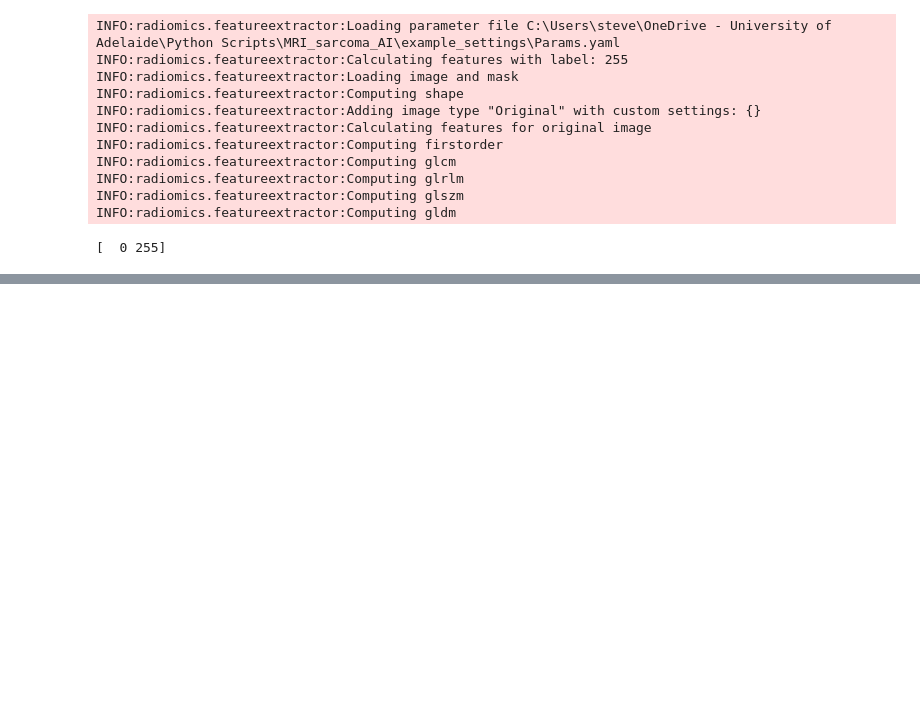
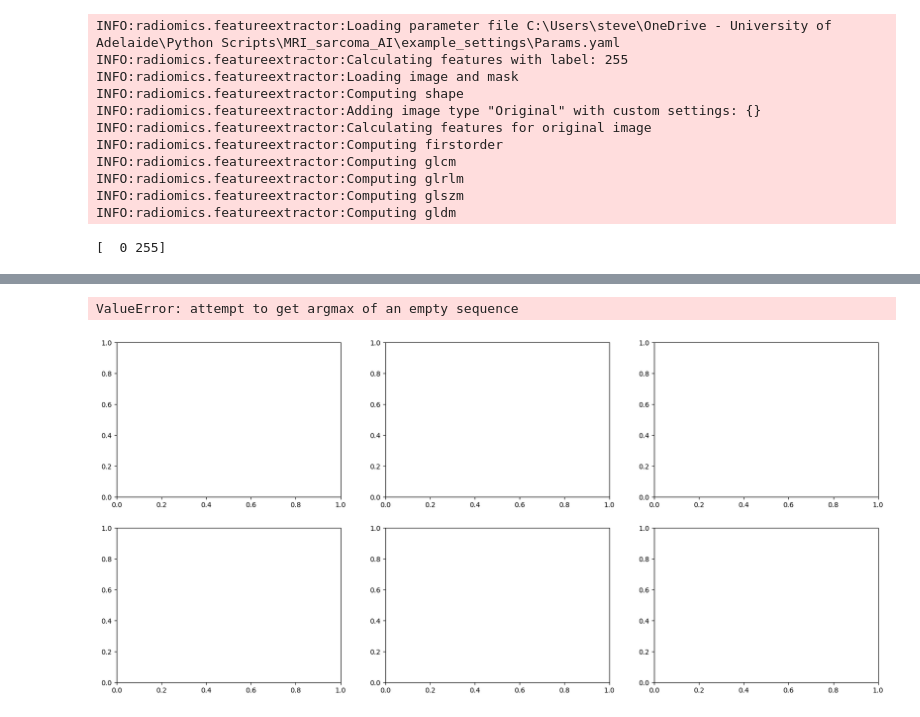
Before and after one commit to stephano41/radiomics_ai, a Jupyter notebook: scratch.ipynb, the cells around one changed output, grey strips where cells are left out. Drawn from its saved outputs; the diff is of its cells as text; code cells hidden in the pictures; blank space fills up the shorter version.

Commit message:
custom image class

```diff
--- a/scratch.ipynb
+++ b/scratch.ipynb
@@ -154,3 +168,10 @@ INFO:radiomics.featureextractor:Computing gldm
 print(np.unique(sitk.GetArrayFromImage(label)))
 # %% [output]
 [  0 255]
+# %%
+from autorad.utils.preprocessing import get_paths_with_separate_folder_per_case
+root_dir = './data'
+
+paths_df = get_paths_with_separate_folder_per_case(root_dir, relative=True, image_stem='image', mask_stem='mask_GTV_Mass')
+
+paths_df
@@ -156,0 +196,16 @@ print(np.unique(sitk.GetArrayFromImage(label)))
+# %%
+from autorad.data import ImageDataset
+import logging
+
+logging.getLogger().setLevel(logging.ERROR)
+
+image_dataset = ImageDataset(
+    paths_df,
+    ID_colname='ID',
+    root_dir=root_dir
+)
+
+image_dataset.plot_examples(n=5, window=None)
+# %% [output]
+ValueError: attempt to get argmax of an empty sequence
+[figure, added]
```
Also changed, not shown: parts of 3 cells of this notebook, 4 other files.
